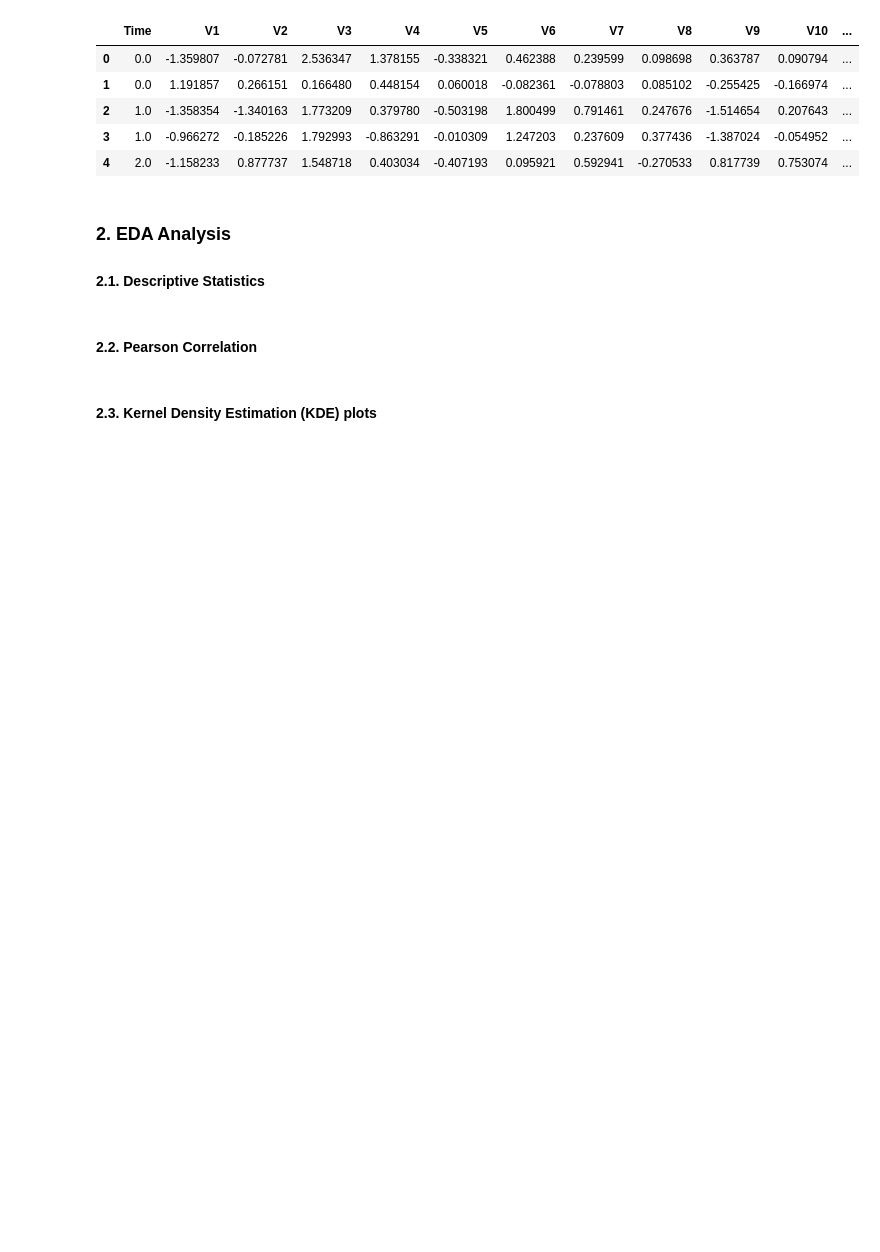
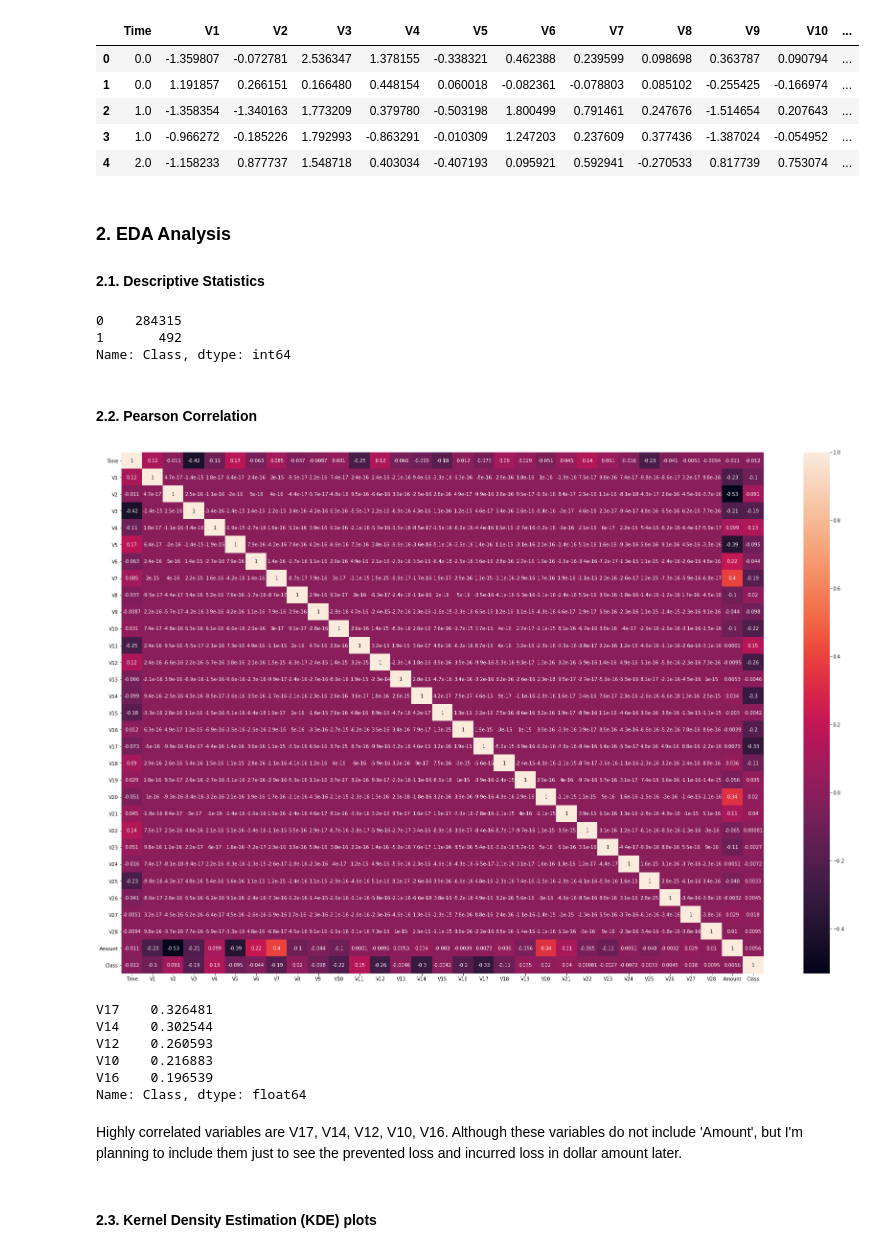
Before and after one commit to jiin-son/credit_card_fraud_detection, a Jupyter notebook: Explanatory_Data_Analysis.ipynb, the cells around one changed output. Saved outputs shown, nothing was run; the diff lists cells and outputs as text; code cells hidden in the pictures; blank space fills up the shorter version.

```diff
--- a/Explanatory_Data_Analysis.ipynb
+++ b/Explanatory_Data_Analysis.ipynb
@@ -36,8 +37,39 @@ df.head()
 ### 2. EDA Analysis
 #### 2.1. Descriptive Statistics
 # %%
-# target variable = Class
+# Understanding the target variable (Class)
+df['Class'].value_counts()
+# imbalance data
+# %% [output]
+0    284315
+1       492
+Name: Class, dtype: int64
 # %% [markdown]
 #### 2.2. Pearson Correlation
+# %%
+#Display Pearson correlation HeatMap for all variables
+plt.figure(figsize=(30,20))
+correlation_mat = df.corr()
+sns.heatmap(correlation_mat, annot = True)
+plt.show()
+# %% [output]
+[figure, added]
+# %%
+# Take absolute correlation between 'Class' and other variables and sort them in descending order
+abs(correlation_mat['Class']).sort_values(ascending = False)
+
+# Take only top 5
+top5 = abs(correlation_mat['Class']).sort_values(ascending = False)[1:6]
+print(top5)
+# %% [output]
+V17    0.326481
+V14    0.302544
+V12    0.260593
+V10    0.216883
+V16    0.196539
+Name: Class, dtype: float64
+# %% [markdown]
+Highly correlated variables are V17, V14, V12, V10, V16.
+Although these variables do not include 'Amount', but I'm planning to include them just to see the prevented loss and incurred loss in dollar amount later.
 # %% [markdown]
 #### 2.3. Kernel Density Estimation (KDE) plots
```
Also changed, not shown: parts of 3 cells of this notebook.
